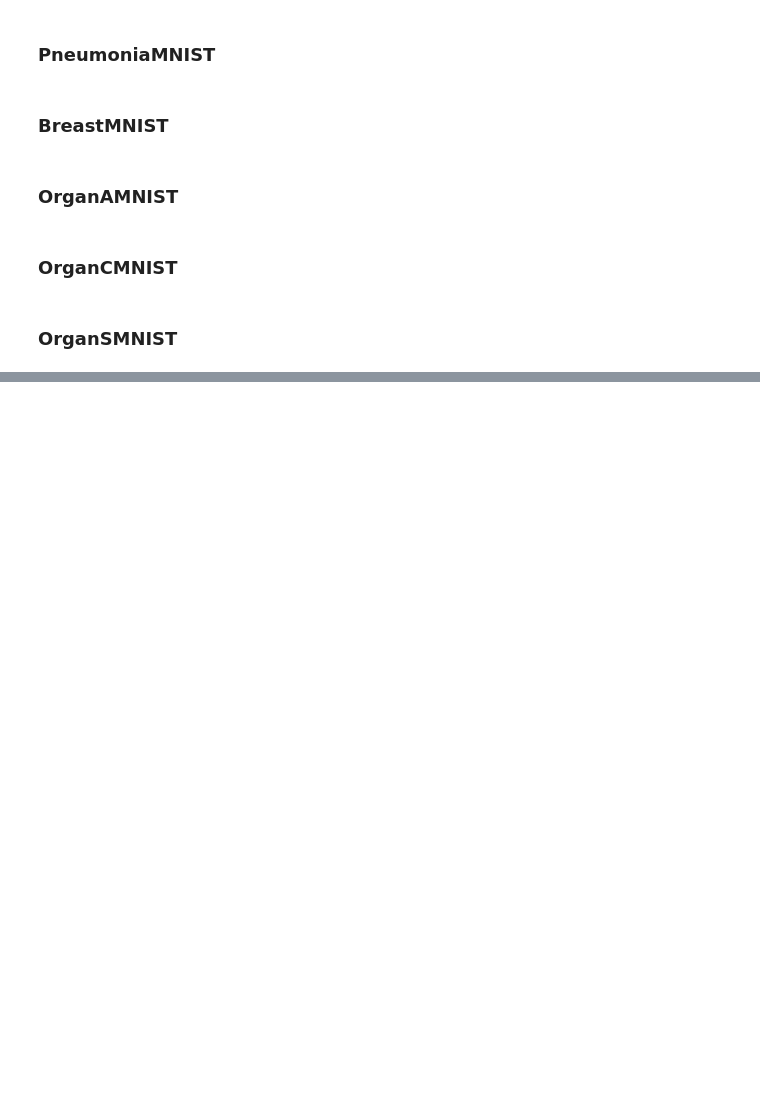
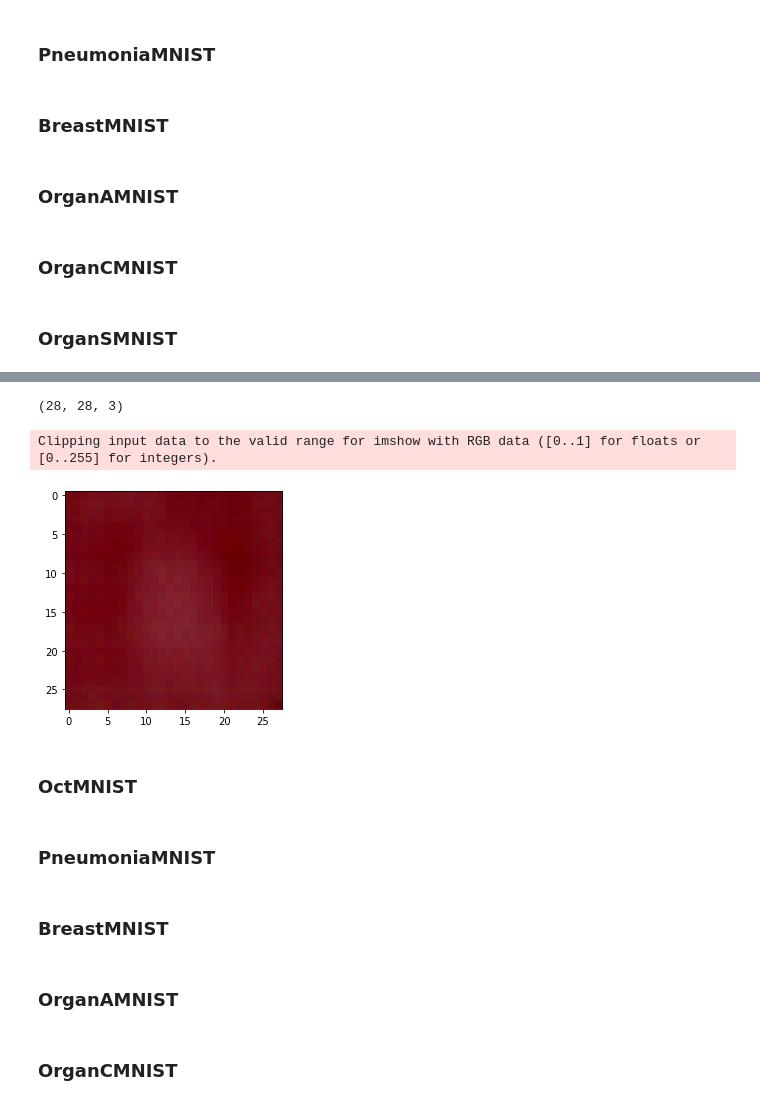
Before and after one commit to qlero/medical_data_augmentation, a Jupyter notebook: generative_models.ipynb, the cells around one changed output, grey strips where cells are left out. Drawn from its saved outputs; the diff is of its cells as text; code cells hidden in the pictures; blank space fills up the shorter version.

Commit message:
cvae test 4

```diff
--- a/generative_models.ipynb
+++ b/generative_models.ipynb
@@ -218,0 +140,13 @@ for epoch in range(1, epochs + 1):
+# %%
+n_classes  = len(info_flags["dermamnist"][0]["label"])
+n_channels = info_flags["dermamnist"][0]["n_channels"]
+laten_dims = 100; epochs = 30
+
+train_loader = dermamnist[3]; val_loader = dermamnist[5]; test_loader = dermamnist[4]
+
+model = run_encoder_pipeline(
+    train_loader, val_loader, test_loader,
+    n_channels, n_classes, laten_dims, epochs,
+    "dermamnist",
+    output_intermediary_images=True
+)
@@ -218,0 +166,34 @@ for epoch in range(1, epochs + 1):
+# %%
+import torch
+
+img = model.sample(1, one_hot(torch.Tensor([1]).int().to(torch.device("cuda")), 7))
+# %%
+img.detach().cpu().numpy().reshape([3, 28, 28]).T.shape
+# %% [output]
+(28, 28, 3)
+# %%
+import matplotlib.pyplot as plt
+def show_images(images) -> None:
+    n: int = len(images)
+    f = plt.figure()
+    for i in range(n):
+        # Debug, plot figure
+        f.add_subplot(1, n, i + 1)
+        plt.imshow(images[i])
+
+    plt.show(block=True)
+
+show_images([img.detach().cpu().numpy().reshape([3, 28, 28]).T])
+# %% [output]
+Clipping input data to the valid range for imshow with RGB data ([0..1] for floats or [0..255] for integers).
+[figure, added]
+# %% [markdown]
+### OctMNIST
+# %% [markdown]
+### PneumoniaMNIST
+# %% [markdown]
+### BreastMNIST
+# %% [markdown]
+### OrganAMNIST
+# %% [markdown]
+### OrganCMNIST
```
Also changed, not shown: parts of 11 cells of this notebook, 54 other files.
